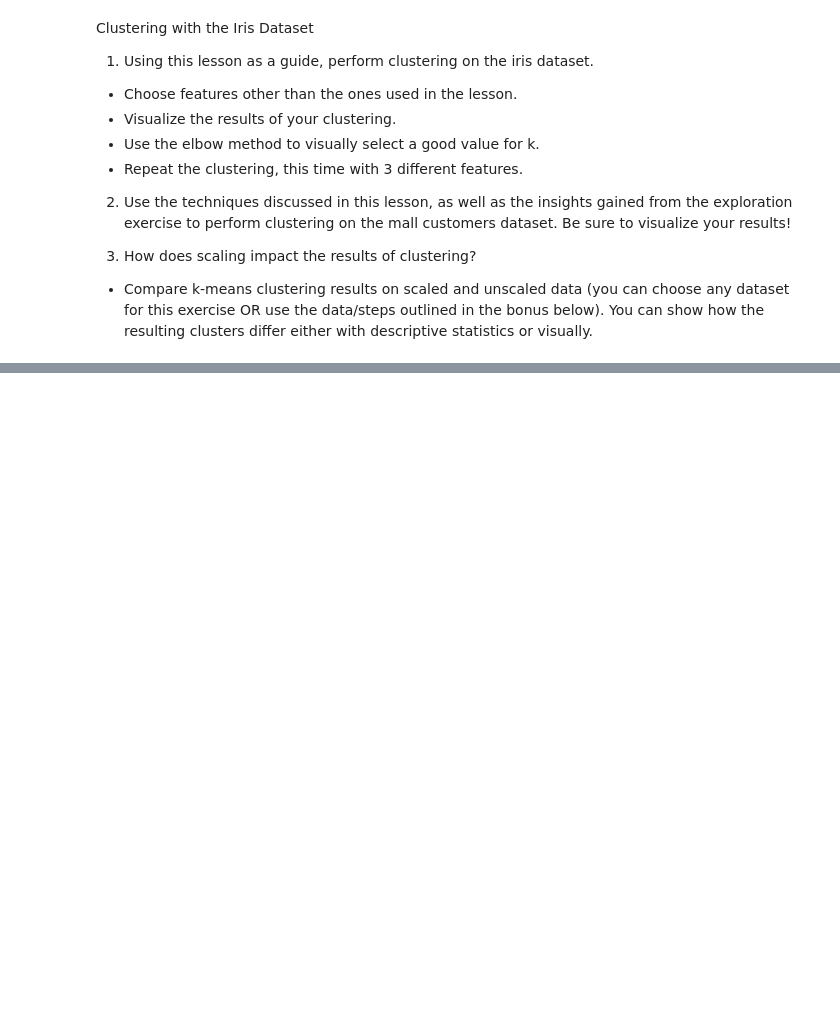
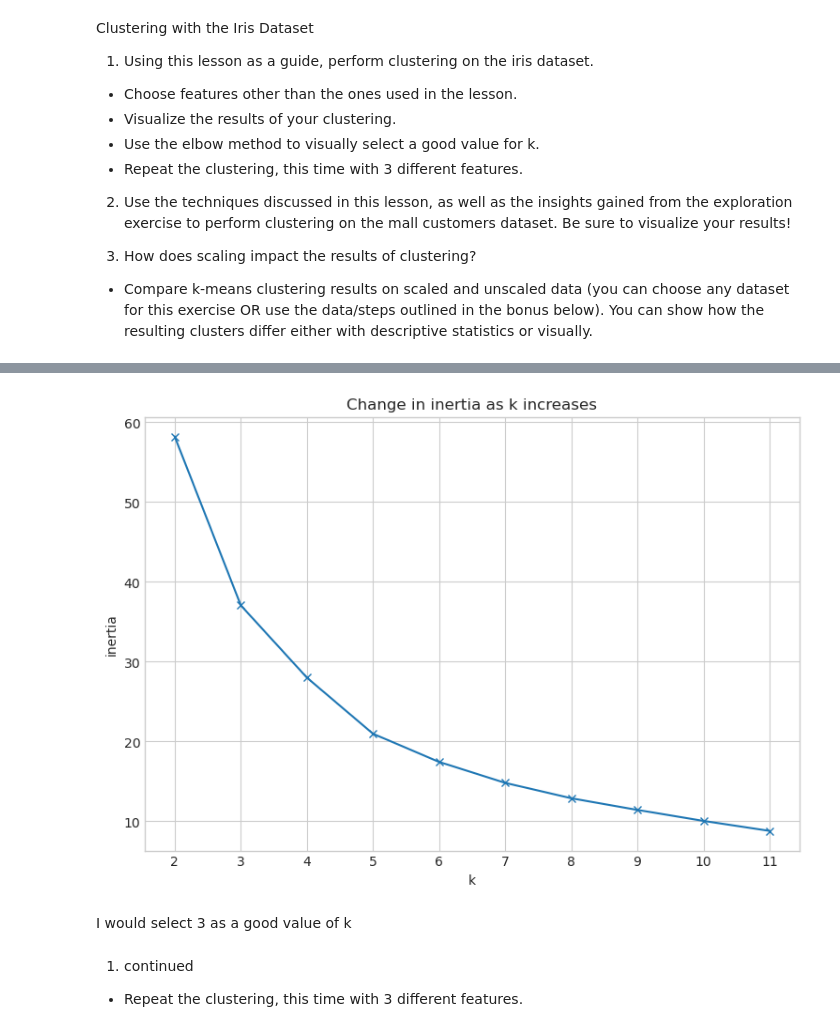
Before and after one commit to stephen-c-perry/clustering_exercises, a Jupyter notebook: model.ipynb, the cells around one changed output, grey strips where cells are left out. Cells and saved outputs as stored; diff of their text form; code cells hidden in the pictures; blank space fills up the shorter version.

```diff
--- a/model.ipynb
+++ b/model.ipynb
@@ -25,0 +123,16 @@ Clustering with the Iris Dataset
+# %%
+# need to get the inertia
+with plt.style.context('seaborn-whitegrid'):
+    plt.figure(figsize=(9, 6))
+    pd.Series({k: KMeans(k).fit(X).inertia_ for k in range(2, 12)}).plot(marker='x')
+    plt.xticks(range(2, 12))
+    plt.xlabel('k')
+    plt.ylabel('inertia')
+    plt.title('Change in inertia as k increases')
+# %% [output]
+[figure, added]
+# %% [markdown]
+I would select 3 as a good value of k
+# %% [markdown]
+1) continued
+- Repeat the clustering, this time with 3 different features.
```
Also changed, not shown: parts of 40 cells of this notebook, 1 other file.
